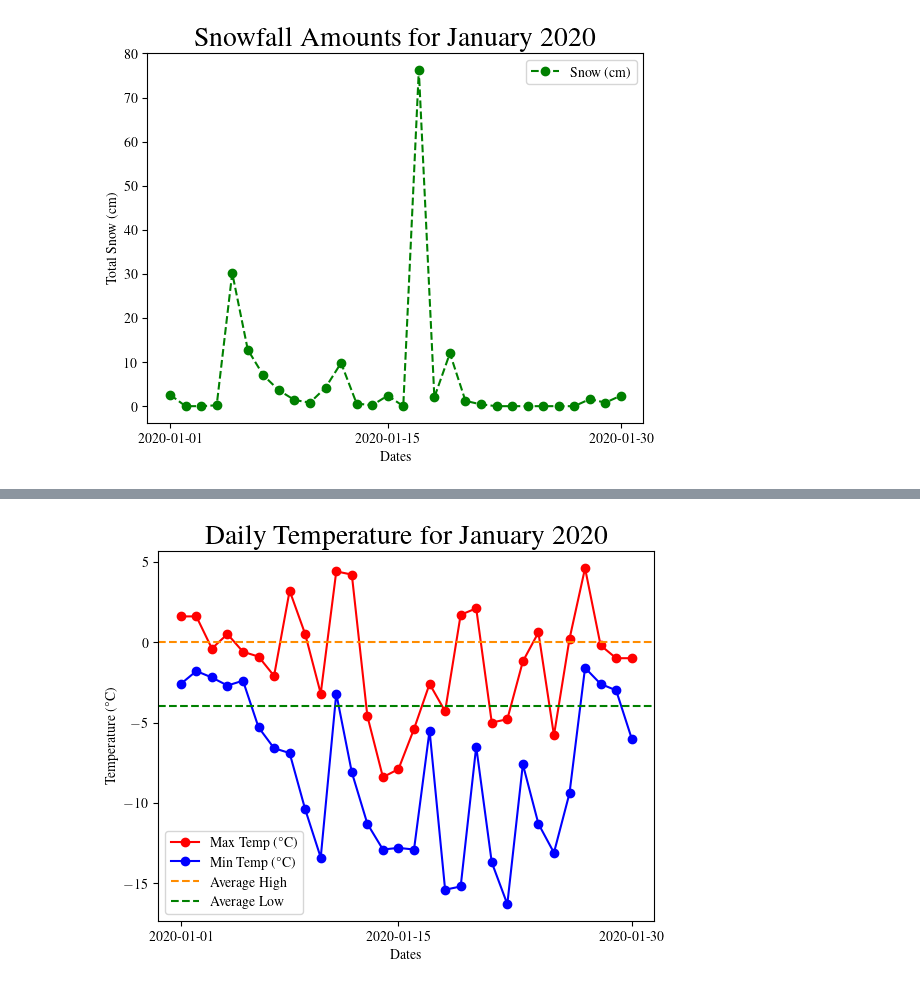
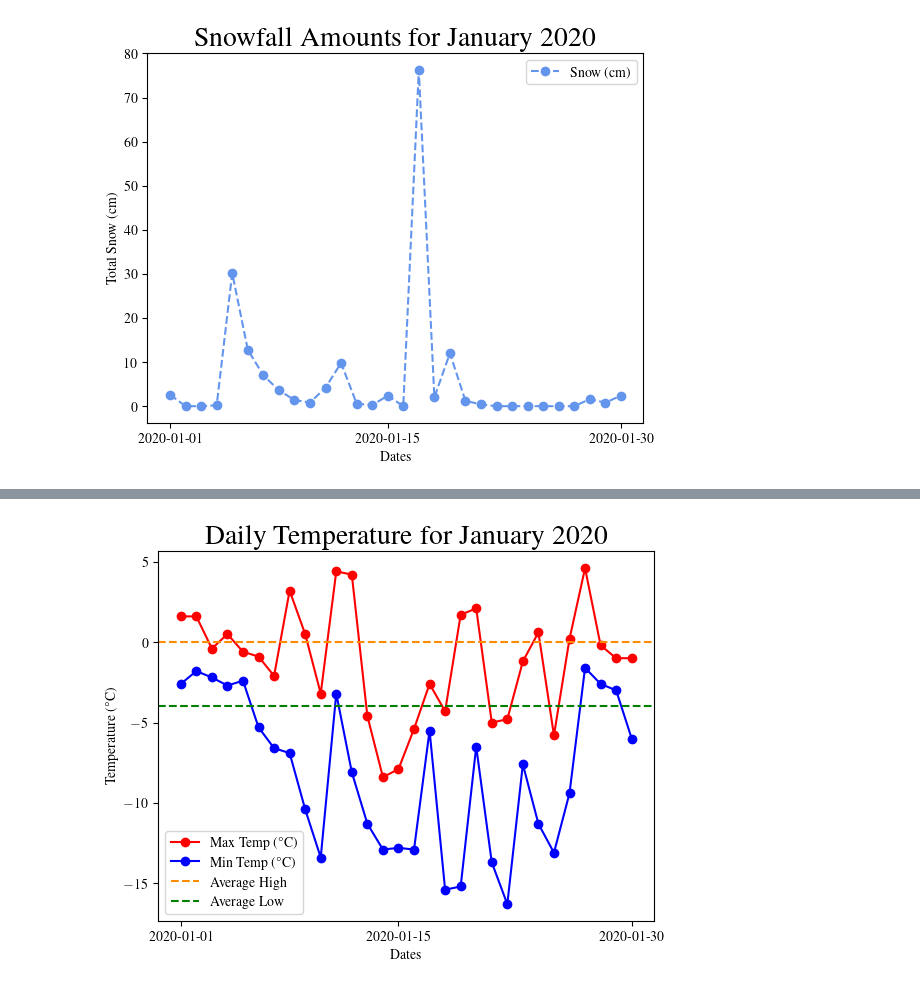
Before and after one commit to dcameronmckenna/CMSC6950-Project, a Jupyter notebook: project_graphs.ipynb, the cells around one changed output, grey strips where cells are left out. Cells and saved outputs as stored; diff of their text form; code cells hidden in the pictures.

```diff
--- a/project_graphs.ipynb
+++ b/project_graphs.ipynb
@@ -1,32 +1,33 @@
 # %%
 import pandas as pd
 import matplotlib.pyplot as plt
 from matplotlib import rc
 rc('font',**{'family':'serif','sans-serif':['Computer Modern Roman']})
 rc('text', usetex=True)
 
 weather_data = pd.read_csv('en_climate_daily_NL_8403505_2020_P1D.csv', usecols=range(4,31), index_col='Date/Time')
 
 num_cols_snow = ['Total Snow (cm)']
 
 weather_data[num_cols_snow] = weather_data[num_cols_snow].astype(float)
 
 total_snow = weather_data[num_cols_snow]
 
 axes = plt.subplot()
-axes.plot(total_snow[0:30], color = 'g', linestyle = 'dashed',
+axes.plot(total_snow[0:30], color = 'cornflowerblue', linestyle = 'dashed',
          marker = 'o',label = "Snow (cm)")
 
 axes.set_xticks([0, 14, 29])
 
 
 plt.xlabel('Dates')
 plt.ylabel('Total Snow (cm)')
 plt.title('Snowfall Amounts for January 2020', fontsize = 20)
 plt.legend()
+plt.savefig("total_snow.pdf", format = "pdf")
 plt.show()
 # %% [output]
-[figure, old version]
+[figure, new version]
 # %%
 num_cols_mean_temp = ['Mean Temp (°C)']
 
```
Also changed, not shown: parts of 5 cells of this notebook, 6 other files.
